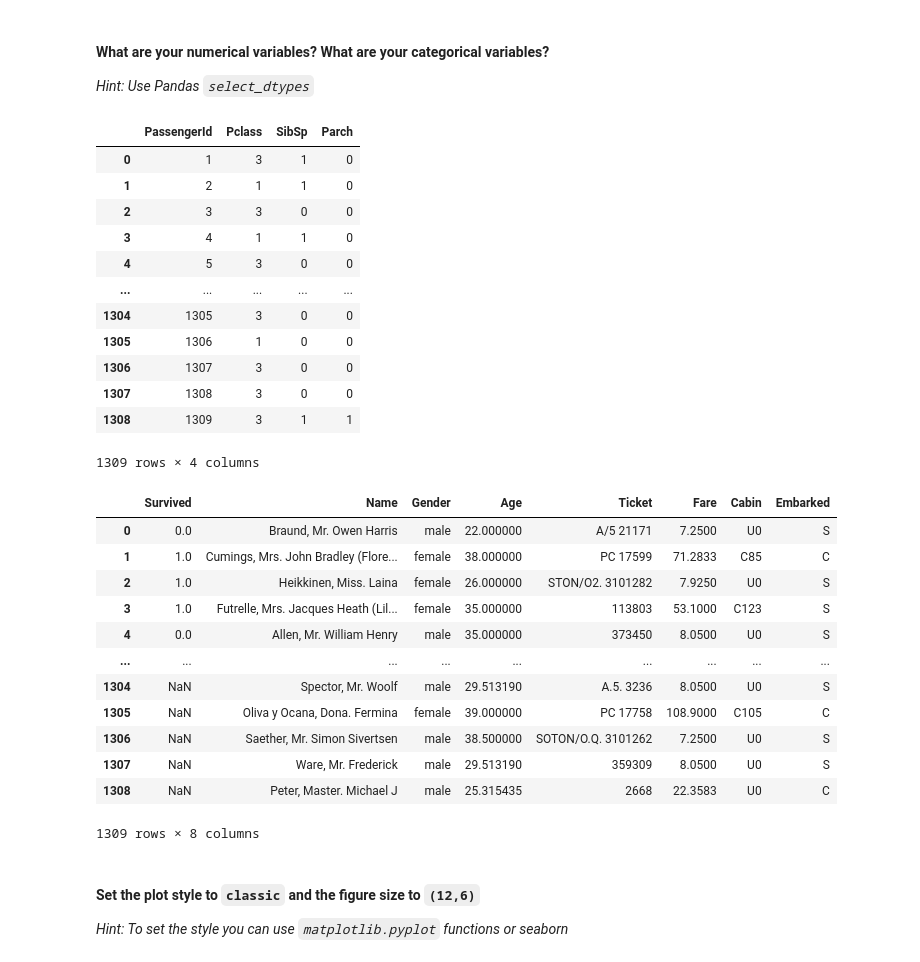
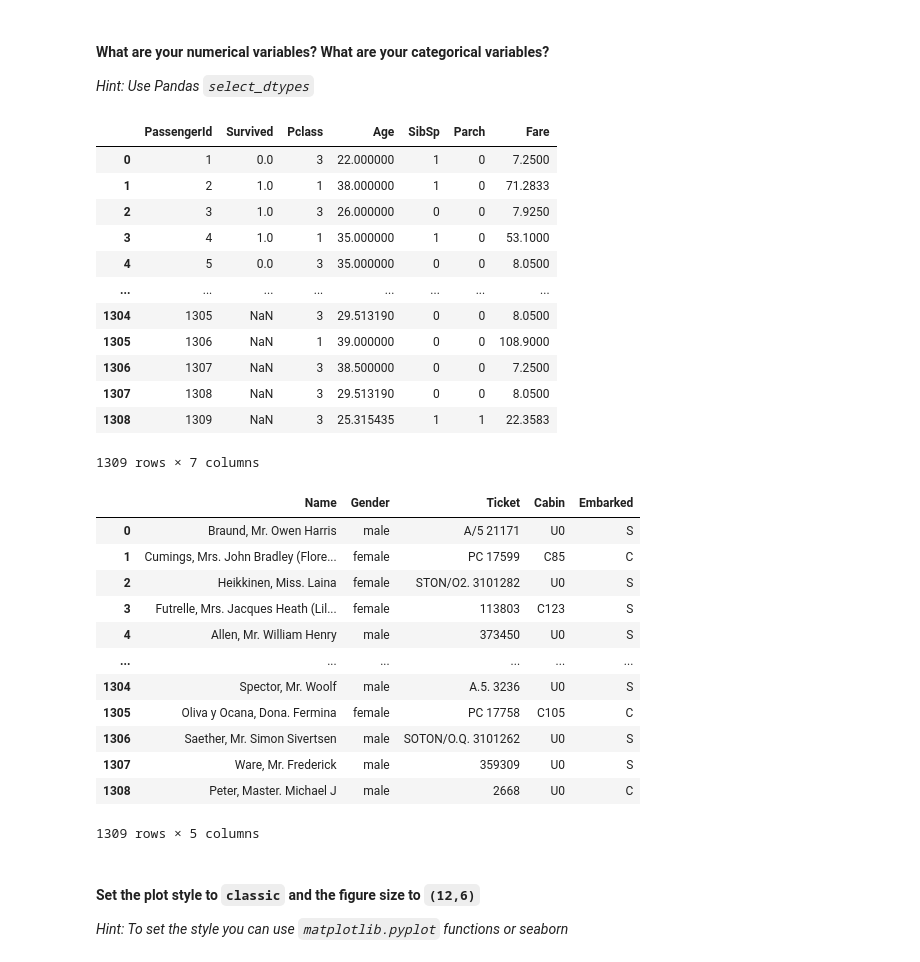
Before and after one commit to breogann/datamad0120, a Jupyter notebook: module-2/lab-matplotlib-seaborn/your-code/challenge-3.ipynb, the cells around one changed output. Drawn from its saved outputs; the diff is of its cells as text; code cells hidden in the pictures.

```diff
--- a/module-2/lab-matplotlib-seaborn/your-code/challenge-3.ipynb
+++ b/module-2/lab-matplotlib-seaborn/your-code/challenge-3.ipynb
@@ -46,39 +46,39 @@ dtype: object
 # %%
 # your code here- numerical variable
 
-titanic.select_dtypes(include=['int'])
+titanic.select_dtypes(exclude=object)
 # %% [output]
-|  | PassengerId | Pclass | SibSp | Parch |
-| 0 | 1 | 3 | 1 | 0 |
-| 1 | 2 | 1 | 1 | 0 |
-| 2 | 3 | 3 | 0 | 0 |
-| 3 | 4 | 1 | 1 | 0 |
-| 4 | 5 | 3 | 0 | 0 |
-| ... | ... | ... | ... | ... |
-| 1304 | 1305 | 3 | 0 | 0 |
-| 1305 | 1306 | 1 | 0 | 0 |
-| 1306 | 1307 | 3 | 0 | 0 |
-| 1307 | 1308 | 3 | 0 | 0 |
-| 1308 | 1309 | 3 | 1 | 1 |
+|  | PassengerId | Survived | Pclass | Age | SibSp | Parch | Fare |
+| 0 | 1 | 0.0 | 3 | 22.000000 | 1 | 0 | 7.2500 |
+| 1 | 2 | 1.0 | 1 | 38.000000 | 1 | 0 | 71.2833 |
+| 2 | 3 | 1.0 | 3 | 26.000000 | 0 | 0 | 7.9250 |
+| 3 | 4 | 1.0 | 1 | 35.000000 | 1 | 0 | 53.1000 |
+| 4 | 5 | 0.0 | 3 | 35.000000 | 0 | 0 | 8.0500 |
+| ... | ... | ... | ... | ... | ... | ... | ... |
+| 1304 | 1305 | NaN | 3 | 29.513190 | 0 | 0 | 8.0500 |
+| 1305 | 1306 | NaN | 1 | 39.000000 | 0 | 0 | 108.9000 |
+| 1306 | 1307 | NaN | 3 | 38.500000 | 0 | 0 | 7.2500 |
+| 1307 | 1308 | NaN | 3 | 29.513190 | 0 | 0 | 8.0500 |
+| 1308 | 1309 | NaN | 3 | 25.315435 | 1 | 1 | 22.3583 |
-1309 rows × 4 columns
+1309 rows × 7 columns
 # %%
 #your code here- categorical variable
 
-titanic.select_dtypes(exclude=['int'])
+titanic.select_dtypes(exclude=['int','float'])
 # %% [output]
-|  | Survived | Name | Gender | Age | Ticket | Fare | Cabin | Embarked |
-| 0 | 0.0 | Braund, Mr. Owen Harris | male | 22.000000 | A/5 21171 | 7.2500 | U0 | S |
-| 1 | 1.0 | Cumings, Mrs. John Bradley (Flore... | female | 38.000000 | PC 17599 | 71.2833 | C85 | C |
-| 2 | 1.0 | Heikkinen, Miss. Laina | female | 26.000000 | STON/O2. 3101282 | 7.9250 | U0 | S |
-| 3 | 1.0 | Futrelle, Mrs. Jacques Heath (Lil... | female | 35.000000 | 113803 | 53.1000 | C123 | S |
-| 4 | 0.0 | Allen, Mr. William Henry | male | 35.000000 | 373450 | 8.0500 | U0 | S |
-| ... | ... | ... | ... | ... | ... | ... | ... | ... |
-| 1304 | NaN | Spector, Mr. Woolf | male | 29.513190 | A.5. 3236 | 8.0500 | U0 | S |
-| 1305 | NaN | Oliva y Ocana, Dona. Fermina | female | 39.000000 | PC 17758 | 108.9000 | C105 | C |
-| 1306 | NaN | Saether, Mr. Simon Sivertsen | male | 38.500000 | SOTON/O.Q. 3101262 | 7.2500 | U0 | S |
-| 1307 | NaN | Ware, Mr. Frederick | male | 29.513190 | 359309 | 8.0500 | U0 | S |
-| 1308 | NaN | Peter, Master. Michael J | male | 25.315435 | 2668 | 22.3583 | U0 | C |
+|  | Name | Gender | Ticket | Cabin | Embarked |
+| 0 | Braund, Mr. Owen Harris | male | A/5 21171 | U0 | S |
+| 1 | Cumings, Mrs. John Bradley (Flore... | female | PC 17599 | C85 | C |
+| 2 | Heikkinen, Miss. Laina | female | STON/O2. 3101282 | U0 | S |
+| 3 | Futrelle, Mrs. Jacques Heath (Lil... | female | 113803 | C123 | S |
+| 4 | Allen, Mr. William Henry | male | 373450 | U0 | S |
+| ... | ... | ... | ... | ... | ... |
+| 1304 | Spector, Mr. Woolf | male | A.5. 3236 | U0 | S |
+| 1305 | Oliva y Ocana, Dona. Fermina | female | PC 17758 | C105 | C |
+| 1306 | Saether, Mr. Simon Sivertsen | male | SOTON/O.Q. 3101262 | U0 | S |
+| 1307 | Ware, Mr. Frederick | male | 359309 | U0 | S |
+| 1308 | Peter, Master. Michael J | male | 2668 | U0 | C |
-1309 rows × 8 columns
+1309 rows × 5 columns
 # %% [markdown]
 #### Set the plot style to `classic` and the figure size to `(12,6)`
 
```
Also changed, not shown: parts of 11 cells of this notebook.
